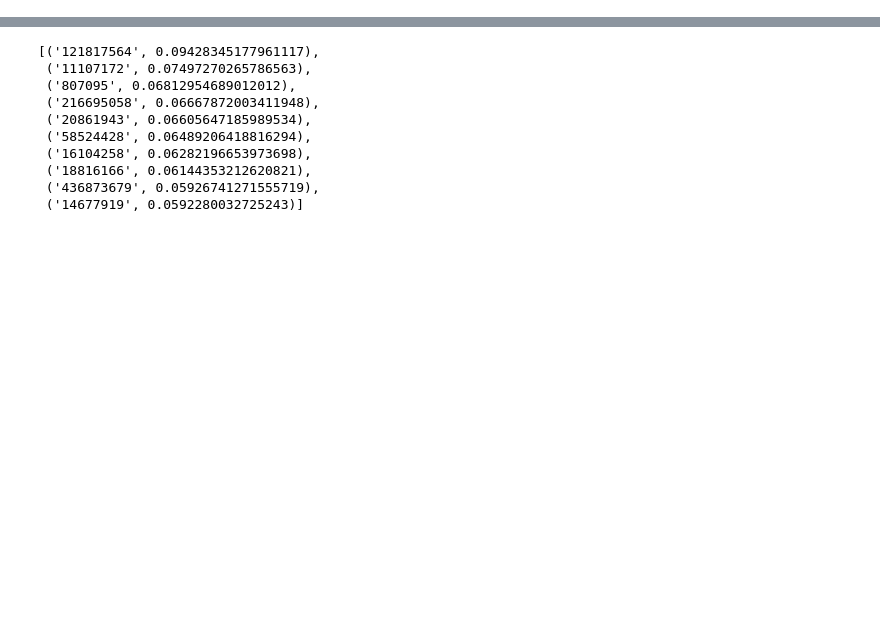
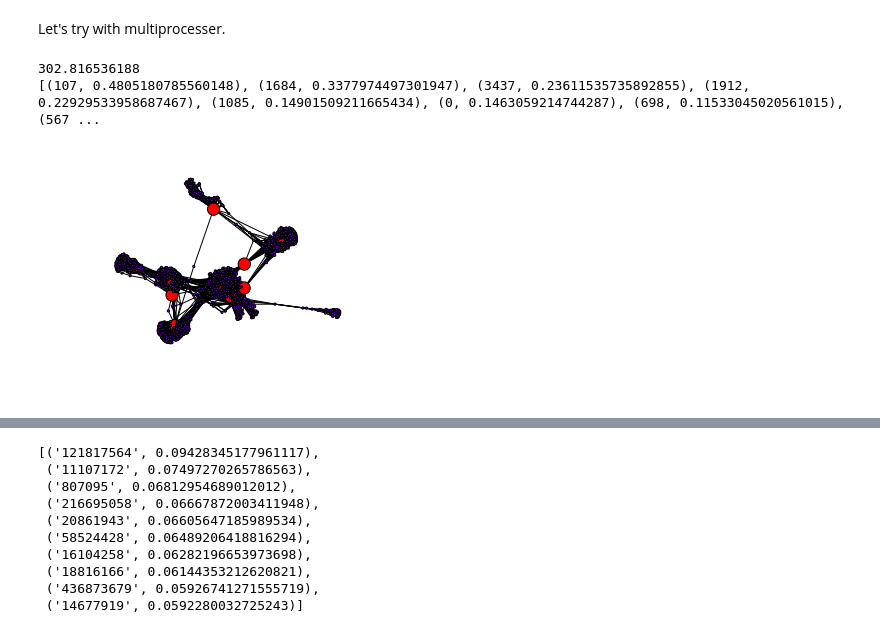
Before and after one commit to noppanit/sweepy, a Jupyter notebook: Twitter Network.ipynb, the cells around one changed output, grey strips where cells are left out. Cells and saved outputs as stored; diff of their text form; code cells hidden in the pictures; blank space fills up the shorter version.

Commit message:
Save Twitter Centrality calculation

```diff
--- a/Twitter Network.ipynb
+++ b/Twitter Network.ipynb
@@ -0,0 +77,44 @@
+# %%
+def btwn_pool(G_tuple):
+    return nx.betweenness_centrality_source(*G_tuple)
+# %%
+def between_parallel(G, processes = None):
+    p = Pool(processes=processes)
+    part_generator = 4*len(p._pool)
+    node_partitions = list(partitions(G.nodes(), int(len(G)/part_generator)))
+    num_partitions = len(node_partitions)
+
+    bet_map = p.map(btwn_pool,
+                        zip([G]*num_partitions,
+                        [True]*num_partitions,
+                        [None]*num_partitions,
+                        node_partitions))
+
+    bt_c = bet_map[0]
+    for bt in bet_map[1:]:
+        for n in bt:
+            bt_c[n] += bt[n]
+    return bt_c
+# %% [markdown]
+Let's try with multiprocesser.
+# %%
+start = timeit.default_timer()
+bt = between_parallel(g_fb)
+top = 10
+
+max_nodes =  sorted(bt.iteritems(), key = lambda v: -v[1])[:top]
+bt_values = [5]*len(g_fb.nodes())
+bt_colors = [0]*len(g_fb.nodes())
+for max_key, max_val in max_nodes:
+    bt_values[max_key] = 150
+    bt_colors[max_key] = 2
+
+plt.axis("off")
+nx.draw_networkx(g_fb, pos = spring_pos, cmap = plt.get_cmap("rainbow"), node_color = bt_colors, node_size = bt_values, with_labels = False)
+stop = timeit.default_timer()
+print stop - start
+print max_nodes
+# %% [output]
+302.816536188
+[(107, 0.4805180785560148), (1684, 0.3377974497301947), (3437, 0.23611535735892855), (1912, 0.22929533958687467), (1085, 0.14901509211665434), (0, 0.1463059214744287), (698, 0.11533045020561015), (567 ...
+[figure, added]
```
Also changed, not shown: parts of 53 cells of this notebook.
